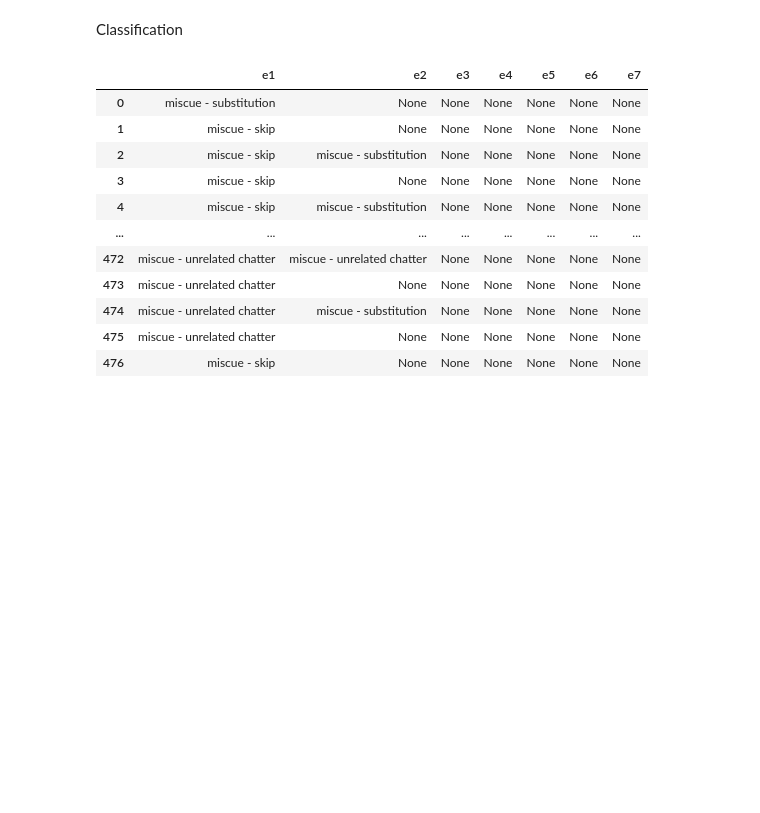
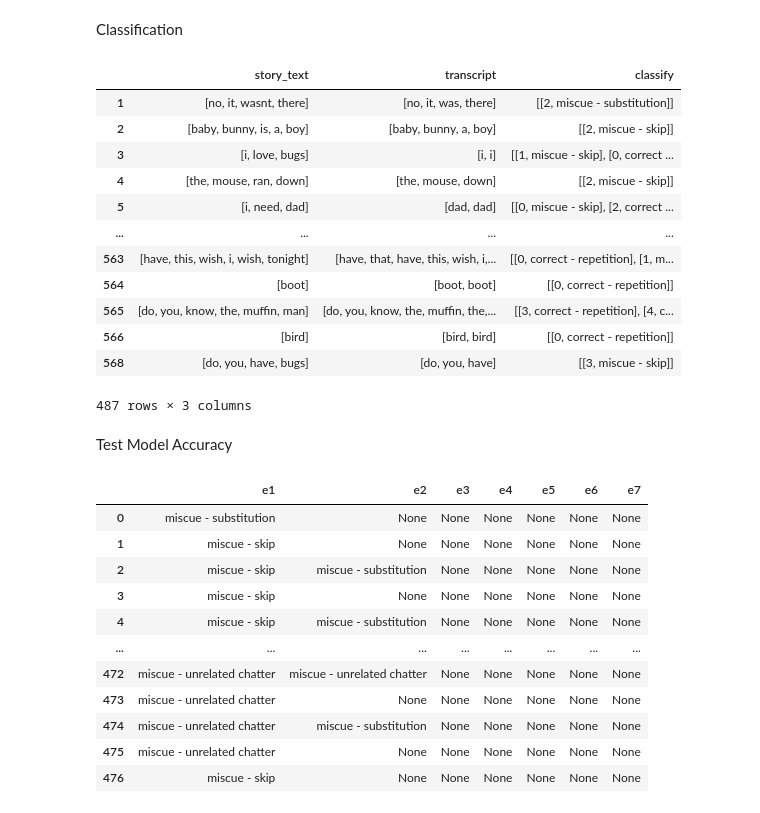
Before and after one commit to easeto/amira-learning, a Jupyter notebook: classify_2.ipynb, the cells around one changed output. Drawn from its saved outputs; the diff is of its cells as text; code cells hidden in the pictures; blank space fills up the shorter version.

```diff
--- a/classify_2.ipynb
+++ b/classify_2.ipynb
@@ -112,17 +112,3 @@ df['error_index'] =  df.apply(lambda x: to_int(x.error_index), axis = 1)
 df['error_words'] = df.apply(lambda x: get_error_word(x.aligned_text, x.aligned_transcript, x.error_index), axis = 1)
 # %% [markdown]
 Classification
-# %%
-def classify(error_words):
-  for error in error_words:
-    text = error[1]
-    trans = error[2]
-    if trans == '':
-      error.append("miscue - skip")
-    elif text == '':
-      error.append("miscue - unrelated chatter")
-    elif is_similar(text, trans):
-      error.append("miscue - substitution")
-    else:
-      error.append("miscue - unrelated chatter")
-  return error_words
@@ -144,7 +163,23 @@ def classify_2(error_words):
 # %%
-df['error_words'] = df.apply(lambda x: classify(x.error_words), axis = 1)
+df['classify'] = df.apply(lambda x: classify(x.error_words, x.story_text, x.transcript), axis = 1)
-# %%
-df['classify'] = df.apply(lambda x: classify_2(x.error_words), axis = 1)
+# %%
+df[['story_text', 'transcript', 'classify']]
+# %% [output]
+|  | story_text | transcript | classify |
+| 1 | [no, it, wasnt, there] | [no, it, was, there] | [[2, miscue - substitution]] |
+| 2 | [baby, bunny, is, a, boy] | [baby, bunny, a, boy] | [[2, miscue - skip]] |
+| 3 | [i, love, bugs] | [i, i] | [[1, miscue - skip], [0, correct ... |
+| 4 | [the, mouse, ran, down] | [the, mouse, down] | [[2, miscue - skip]] |
+| 5 | [i, need, dad] | [dad, dad] | [[0, miscue - skip], [2, correct ... |
+| ... | ... | ... | ... |
+| 563 | [have, this, wish, i, wish, tonight] | [have, that, have, this, wish, i,... | [[0, correct - repetition], [1, m... |
+| 564 | [boot] | [boot, boot] | [[0, correct - repetition]] |
+| 565 | [do, you, know, the, muffin, man] | [do, you, know, the, muffin, the,... | [[3, correct - repetition], [4, c... |
+| 566 | [bird] | [bird, bird] | [[0, correct - repetition]] |
+| 568 | [do, you, have, bugs] | [do, you, have] | [[3, miscue - skip]] |
+487 rows × 3 columns
+# %% [markdown]
+Test Model Accuracy
 # %%
 label = df.columns[df.columns.str.startswith('error_label_')]
 #df.drop(unwanted, axis=1, inplace=True)
```
Also changed, not shown: parts of 2 cells of this notebook.
